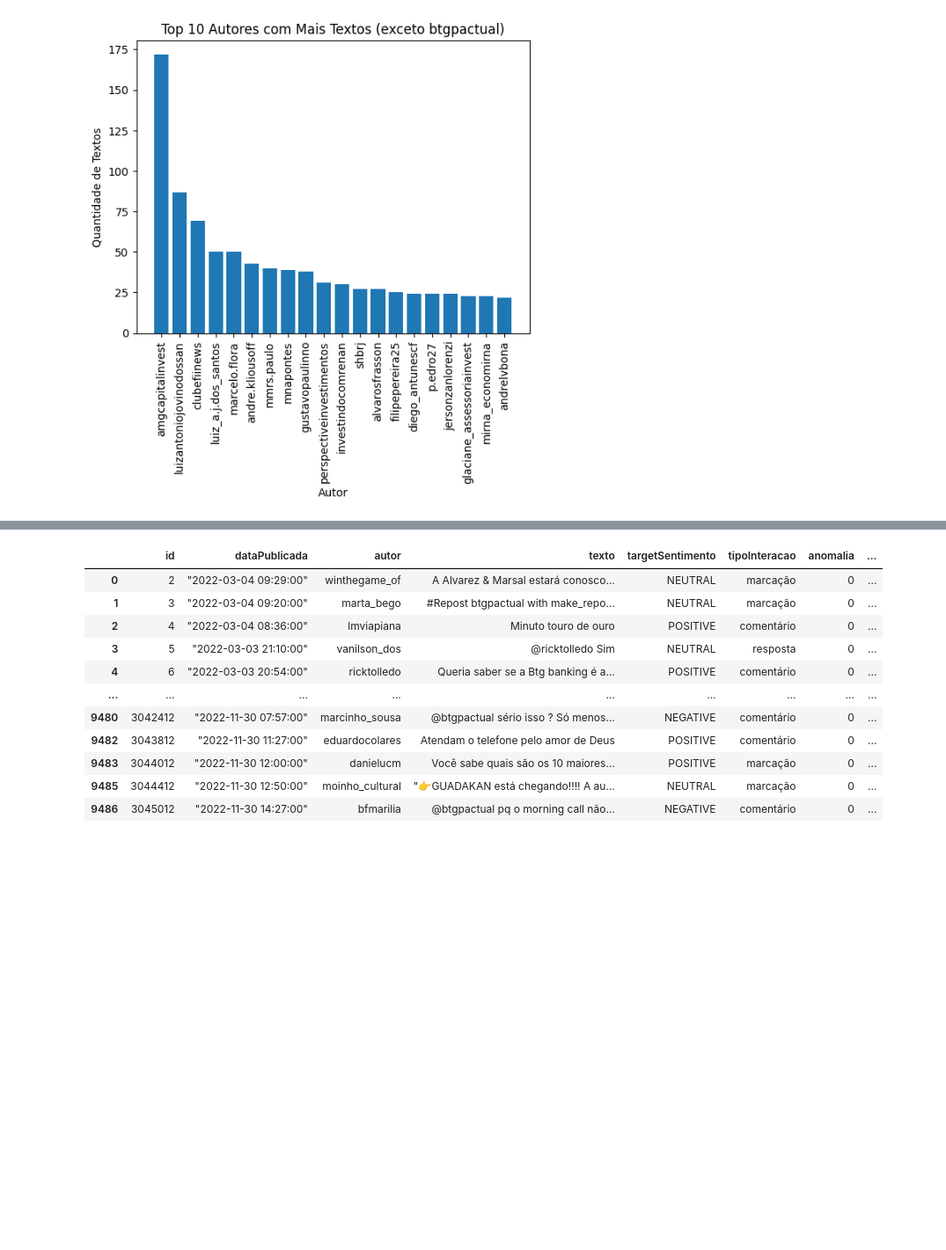
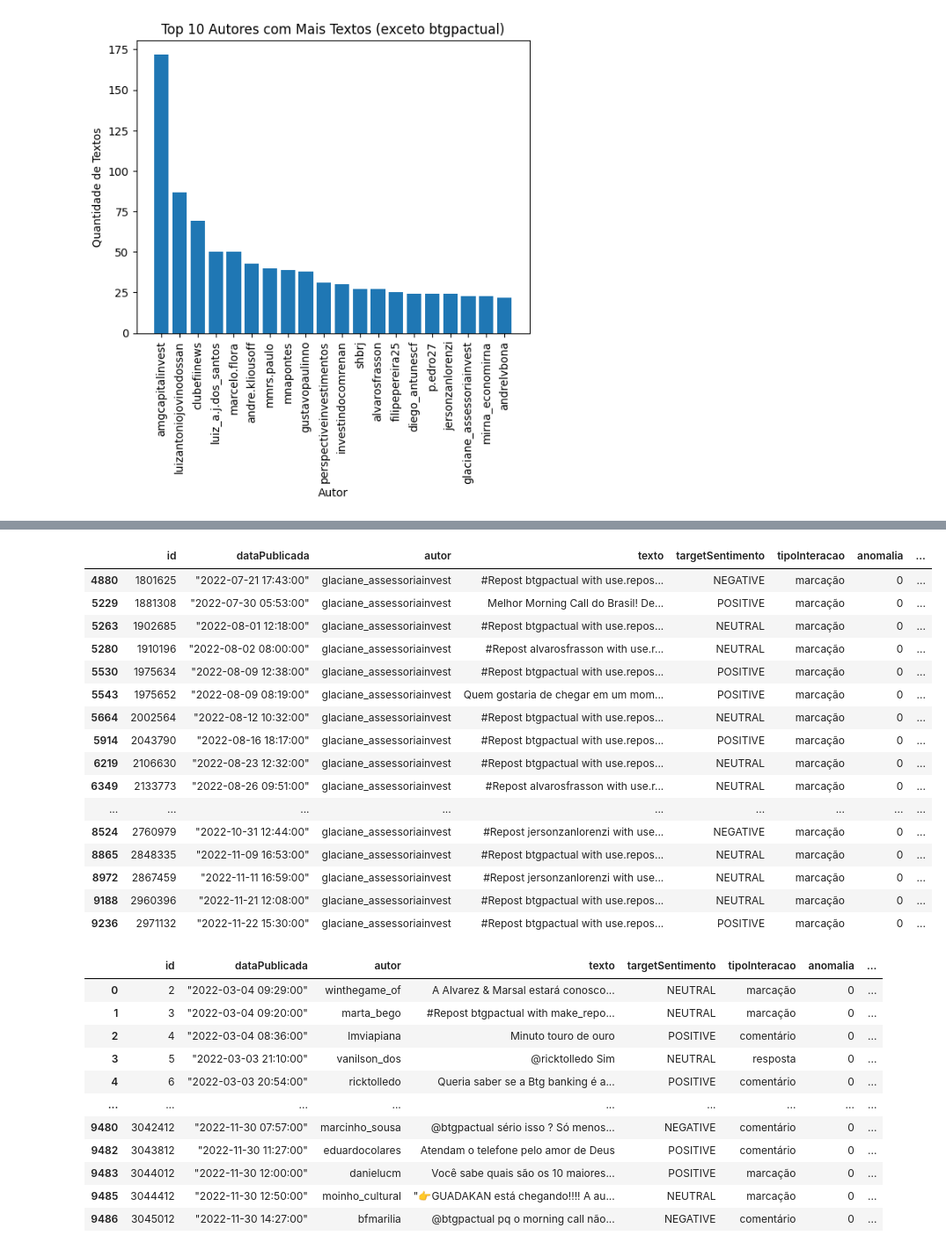
Before and after one commit to 2023M6T4-Inteli/Projeto01, a Jupyter notebook: src/notebook/ModeloPLN_grupo1_sprint5.ipynb, the cells around one changed output, grey strips where cells are left out. Shown: that part at 88% size. Cells and saved outputs as stored; diff of their text form; code cells hidden in the pictures; blank space fills up the shorter version.

```diff
--- a/src/notebook/ModeloPLN_grupo1_sprint5.ipynb
+++ b/src/notebook/ModeloPLN_grupo1_sprint5.ipynb
@@ -272,3 +340,24 @@ df_filtered = df.query("autor == 'glaciane_assessoriainvest'")
+# %%
+df_filtered = df.query("autor == 'glaciane_assessoriainvest'")
+df_filtered.head(30)
+# %% [output]
+|  | id | dataPublicada | autor | texto | targetSentimento | tipoInteracao | anomalia | ... |
+| 4880 | 1801625 | "2022-07-21 17:43:00" | glaciane_assessoriainvest | #Repost btgpactual with use.repos... | NEGATIVE | marcação | 0 | ... |
+| 5229 | 1881308 | "2022-07-30 05:53:00" | glaciane_assessoriainvest | Melhor Morning Call do Brasil! De... | POSITIVE | marcação | 0 | ... |
+| 5263 | 1902685 | "2022-08-01 12:18:00" | glaciane_assessoriainvest | #Repost btgpactual with use.repos... | NEUTRAL | marcação | 0 | ... |
+| 5280 | 1910196 | "2022-08-02 08:00:00" | glaciane_assessoriainvest | #Repost alvarosfrasson with use.r... | NEUTRAL | marcação | 0 | ... |
+| 5530 | 1975634 | "2022-08-09 12:38:00" | glaciane_assessoriainvest | #Repost btgpactual with use.repos... | POSITIVE | marcação | 0 | ... |
+| 5543 | 1975652 | "2022-08-09 08:19:00" | glaciane_assessoriainvest | Quem gostaria de chegar em um mom... | POSITIVE | marcação | 0 | ... |
+| 5664 | 2002564 | "2022-08-12 10:32:00" | glaciane_assessoriainvest | #Repost btgpactual with use.repos... | NEUTRAL | marcação | 0 | ... |
+| 5914 | 2043790 | "2022-08-16 18:17:00" | glaciane_assessoriainvest | #Repost btgpactual with use.repos... | POSITIVE | marcação | 0 | ... |
+| 6219 | 2106630 | "2022-08-23 12:32:00" | glaciane_assessoriainvest | #Repost btgpactual with use.repos... | NEUTRAL | marcação | 0 | ... |
+| 6349 | 2133773 | "2022-08-26 09:51:00" | glaciane_assessoriainvest | #Repost alvarosfrasson with use.r... | NEUTRAL | marcação | 0 | ... |
+| ... | ... | ... | ... | ... | ... | ... | ... | ... |
+| 8524 | 2760979 | "2022-10-31 12:44:00" | glaciane_assessoriainvest | #Repost jersonzanlorenzi with use... | NEGATIVE | marcação | 0 | ... |
+| 8865 | 2848335 | "2022-11-09 16:53:00" | glaciane_assessoriainvest | #Repost btgpactual with use.repos... | NEUTRAL | marcação | 0 | ... |
+| 8972 | 2867459 | "2022-11-11 16:59:00" | glaciane_assessoriainvest | #Repost jersonzanlorenzi with use... | NEUTRAL | marcação | 0 | ... |
+| 9188 | 2960396 | "2022-11-21 12:08:00" | glaciane_assessoriainvest | #Repost btgpactual with use.repos... | NEUTRAL | marcação | 0 | ... |
+| 9236 | 2971132 | "2022-11-22 15:30:00" | glaciane_assessoriainvest | #Repost btgpactual with use.repos... | POSITIVE | marcação | 0 | ... |
 # %%
 # Lista de autores a serem removidos
 autores_remover = ['amgcapitalinvest', 'clubefiinews', 'perspectiveinvestimentos', 'shbrj', 'alvarosfrasson', 'glaciane_assessoriainvest']
```
Also changed, not shown: parts of 6 cells of this notebook, 27 other files.
